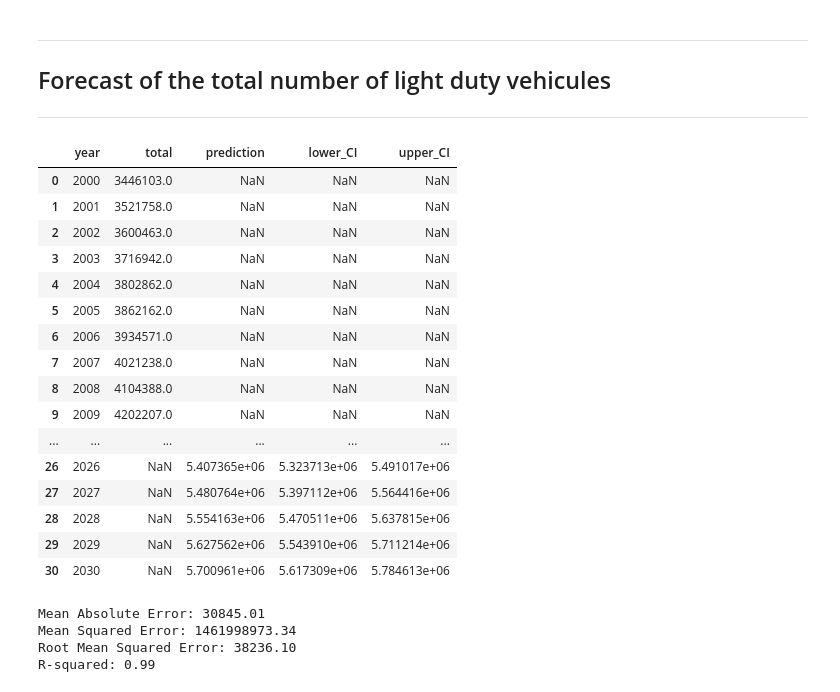
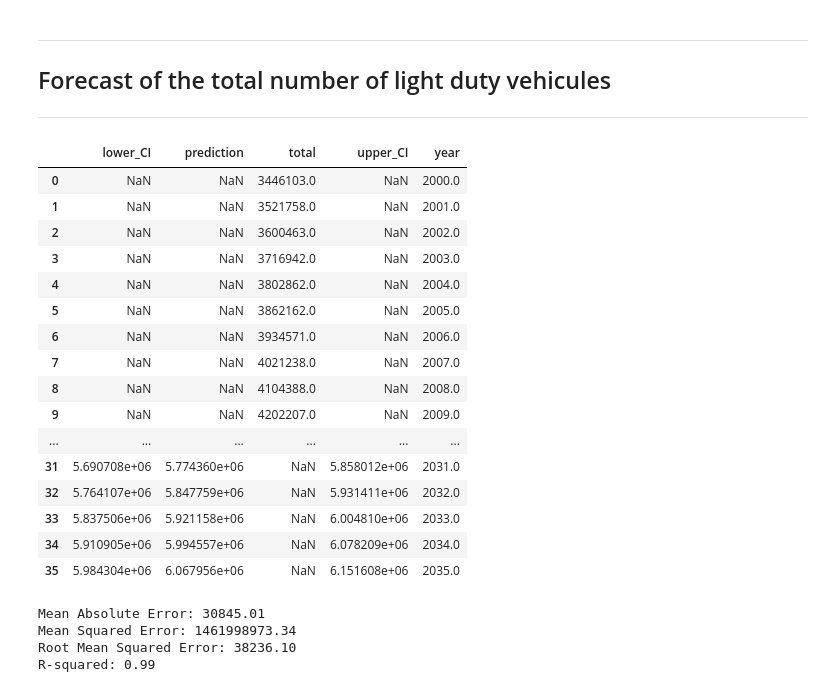
Before and after one commit to caseguin/car_stock_forecast, a Jupyter notebook: clean_saaq.ipynb, the cells around one changed output. Cells and saved outputs as stored; diff of their text form; code cells hidden in the pictures.

```diff
--- a/clean_saaq.ipynb
+++ b/clean_saaq.ipynb
@@ -122,51 +123,51 @@ y = cars_ld['total'].values
 
 # Create and fit the linear regression model
 model = LinearRegression()
 model.fit(X, y)
 
 # Create a range of years for prediction
-years_to_predict = np.arange(2022, 2031).reshape(-1, 1)
+years_to_predict = np.arange(2022, 2036).reshape(-1, 1)
 
 # Calculate the predictions
 predictions = model.predict(years_to_predict)
 
 # Compute confidence intervals for predictions
 confidence = 0.95
 std_error = np.sqrt(np.sum((y - model.predict(X)) ** 2) / (len(y) - 2))
 t_multiplier = stats.t.ppf((1 + confidence) / 2, len(X) - 2)
 margin_of_error = t_multiplier * std_error
 confidence_intervals = np.column_stack((predictions - margin_of_error, predictions + margin_of_error))
 
 # Create a DataFrame with original values, predictions, and confidence intervals
 data = {'year': np.concatenate((cars_ld['year'], years_to_predict.flatten())),
         'total': np.concatenate((y, [None] * len(years_to_predict))),
         'prediction': np.concatenate(([None] * len(cars_ld['year']), predictions)),
         'lower_CI': np.concatenate(([None] * len(cars_ld['year']), confidence_intervals[:, 0])),
         'upper_CI': np.concatenate(([None] * len(cars_ld['year']), confidence_intervals[:, 1]))}
 
 predictions_df = pd.DataFrame(data)
 # Replace None values with np.nan
 predictions_df = predictions_df.replace([None], np.nan)
 
 predictions_df
 # %% [output]
-|  | year | total | prediction | lower_CI | upper_CI |
-| 0 | 2000 | 3446103.0 | NaN | NaN | NaN |
-| 1 | 2001 | 3521758.0 | NaN | NaN | NaN |
-| 2 | 2002 | 3600463.0 | NaN | NaN | NaN |
-| 3 | 2003 | 3716942.0 | NaN | NaN | NaN |
-| 4 | 2004 | 3802862.0 | NaN | NaN | NaN |
-| 5 | 2005 | 3862162.0 | NaN | NaN | NaN |
-| 6 | 2006 | 3934571.0 | NaN | NaN | NaN |
-| 7 | 2007 | 4021238.0 | NaN | NaN | NaN |
-| 8 | 2008 | 4104388.0 | NaN | NaN | NaN |
-| 9 | 2009 | 4202207.0 | NaN | NaN | NaN |
+|  | lower_CI | prediction | total | upper_CI | year |
+| 0 | NaN | NaN | 3446103.0 | NaN | 2000.0 |
+| 1 | NaN | NaN | 3521758.0 | NaN | 2001.0 |
+| 2 | NaN | NaN | 3600463.0 | NaN | 2002.0 |
+| 3 | NaN | NaN | 3716942.0 | NaN | 2003.0 |
+| 4 | NaN | NaN | 3802862.0 | NaN | 2004.0 |
+| 5 | NaN | NaN | 3862162.0 | NaN | 2005.0 |
+| 6 | NaN | NaN | 3934571.0 | NaN | 2006.0 |
+| 7 | NaN | NaN | 4021238.0 | NaN | 2007.0 |
+| 8 | NaN | NaN | 4104388.0 | NaN | 2008.0 |
+| 9 | NaN | NaN | 4202207.0 | NaN | 2009.0 |
 | ... | ... | ... | ... | ... | ... |
-| 26 | 2026 | NaN | 5.407365e+06 | 5.323713e+06 | 5.491017e+06 |
-| 27 | 2027 | NaN | 5.480764e+06 | 5.397112e+06 | 5.564416e+06 |
-| 28 | 2028 | NaN | 5.554163e+06 | 5.470511e+06 | 5.637815e+06 |
-| 29 | 2029 | NaN | 5.627562e+06 | 5.543910e+06 | 5.711214e+06 |
-| 30 | 2030 | NaN | 5.700961e+06 | 5.617309e+06 | 5.784613e+06 |
+| 31 | 5.690708e+06 | 5.774360e+06 | NaN | 5.858012e+06 | 2031.0 |
+| 32 | 5.764107e+06 | 5.847759e+06 | NaN | 5.931411e+06 | 2032.0 |
+| 33 | 5.837506e+06 | 5.921158e+06 | NaN | 6.004810e+06 | 2033.0 |
+| 34 | 5.910905e+06 | 5.994557e+06 | NaN | 6.078209e+06 | 2034.0 |
+| 35 | 5.984304e+06 | 6.067956e+06 | NaN | 6.151608e+06 | 2035.0 |
 # %%
 # Evaluate the model performance
 from sklearn.metrics import mean_absolute_error, mean_squared_error, r2_score
```
Also changed, not shown: parts of 12 cells of this notebook.
